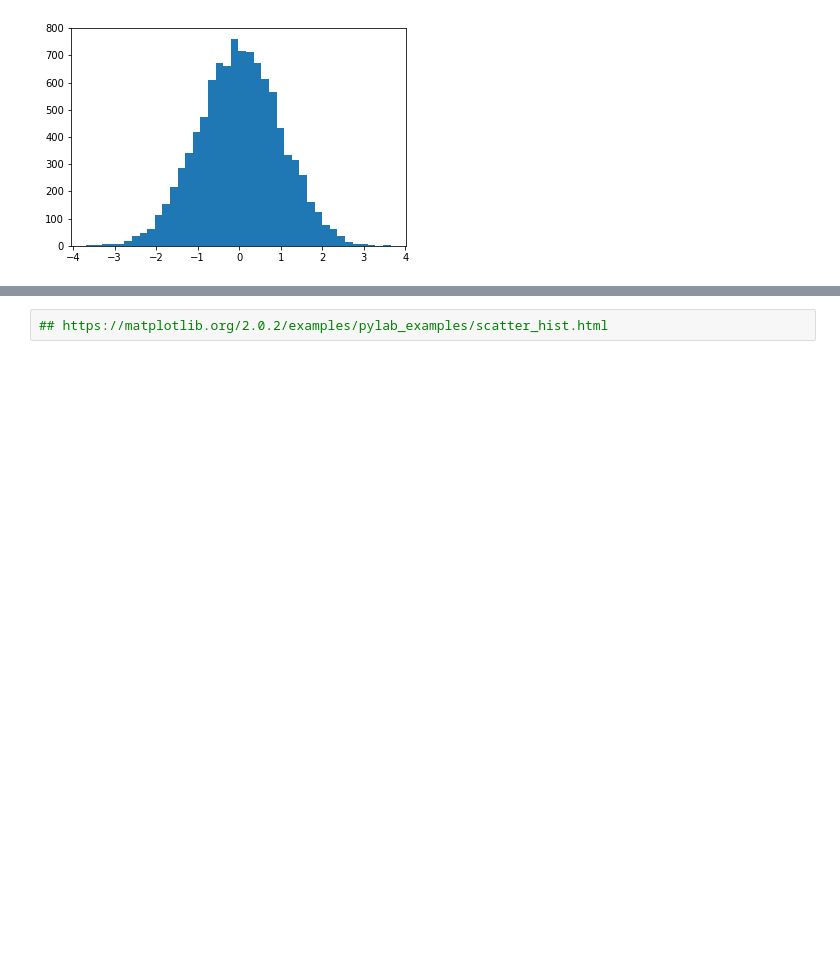
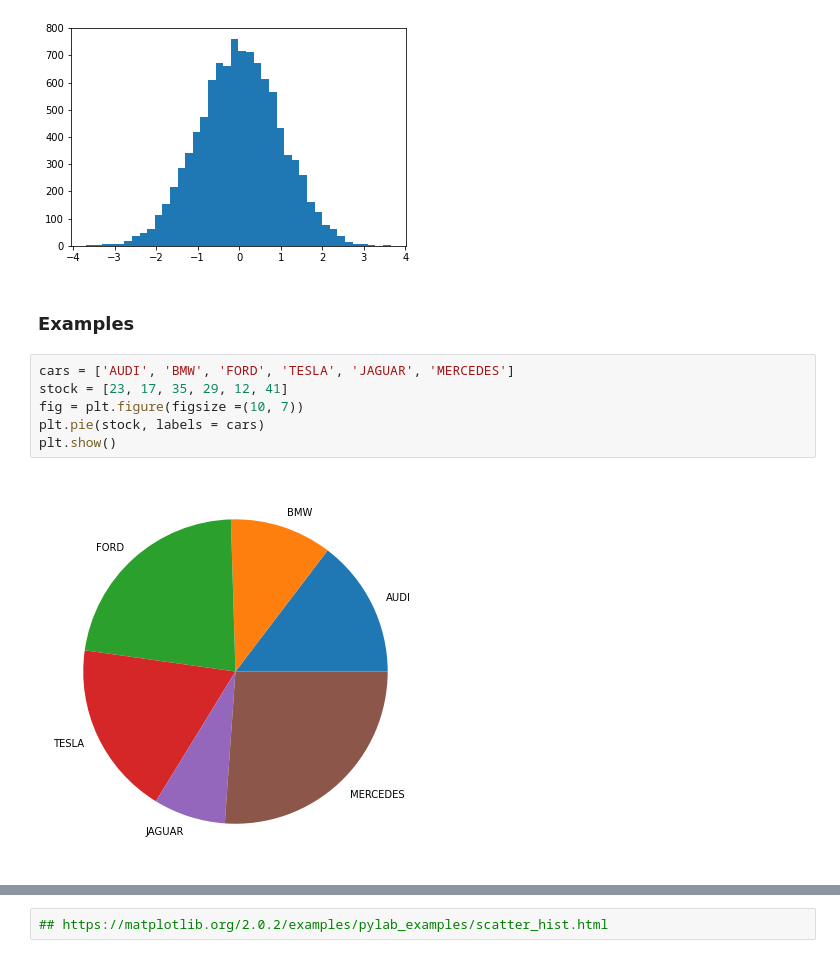
Before and after one commit to mcandar/python_lectures, a Jupyter notebook: chapter_5.ipynb, the cells around one changed output, grey strips where cells are left out. Cells and saved outputs as stored; diff of their text form; blank space fills up the shorter version.

Commit message:
Adding examples

```diff
--- a/chapter_5.ipynb
+++ b/chapter_5.ipynb
@@ -123,3 +123,13 @@ plt.hist(x,bins=40)
 plt.show()
 # %% [output]
 [figure]
+# %% [markdown]
+### Examples
+# %%
+cars = ['AUDI', 'BMW', 'FORD', 'TESLA', 'JAGUAR', 'MERCEDES']
+stock = [23, 17, 35, 29, 12, 41]
+fig = plt.figure(figsize =(10, 7))
+plt.pie(stock, labels = cars)
+plt.show()
+# %% [output]
+[figure, added]
```
Also changed, not shown: parts of 11 cells of this notebook.
